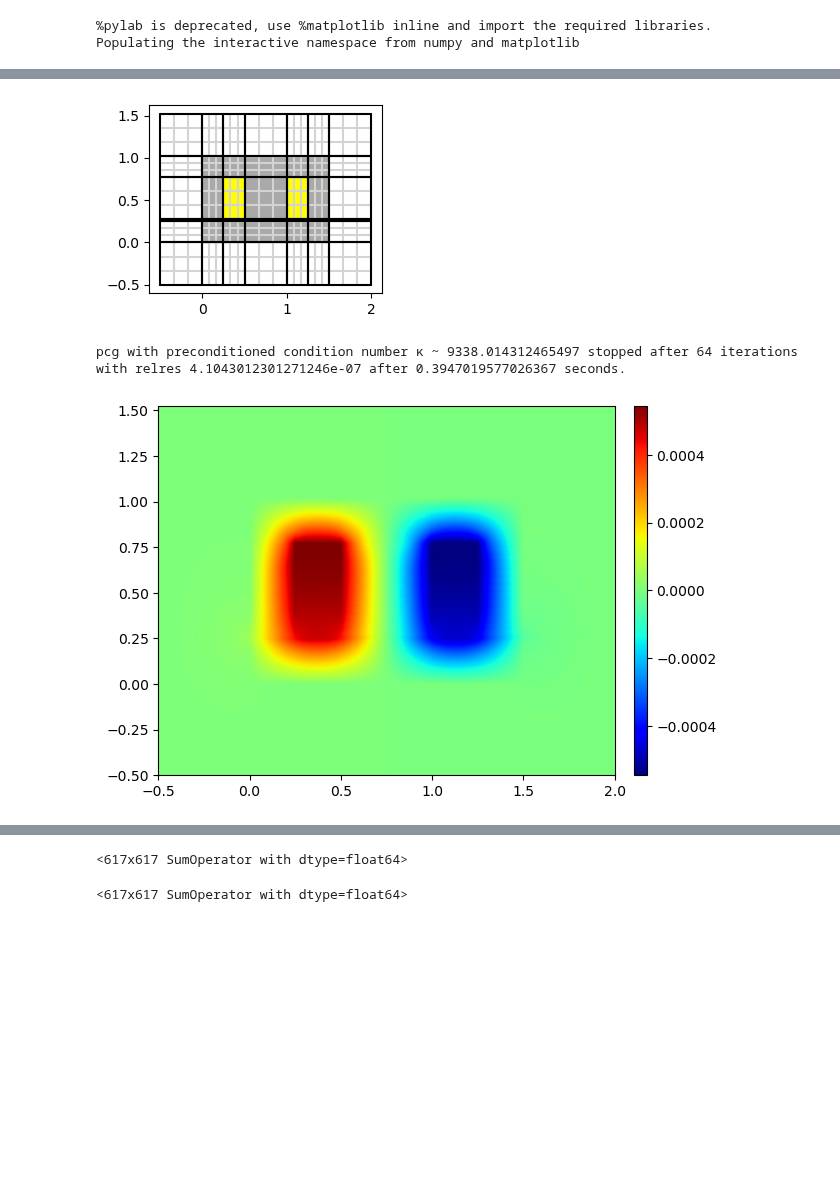
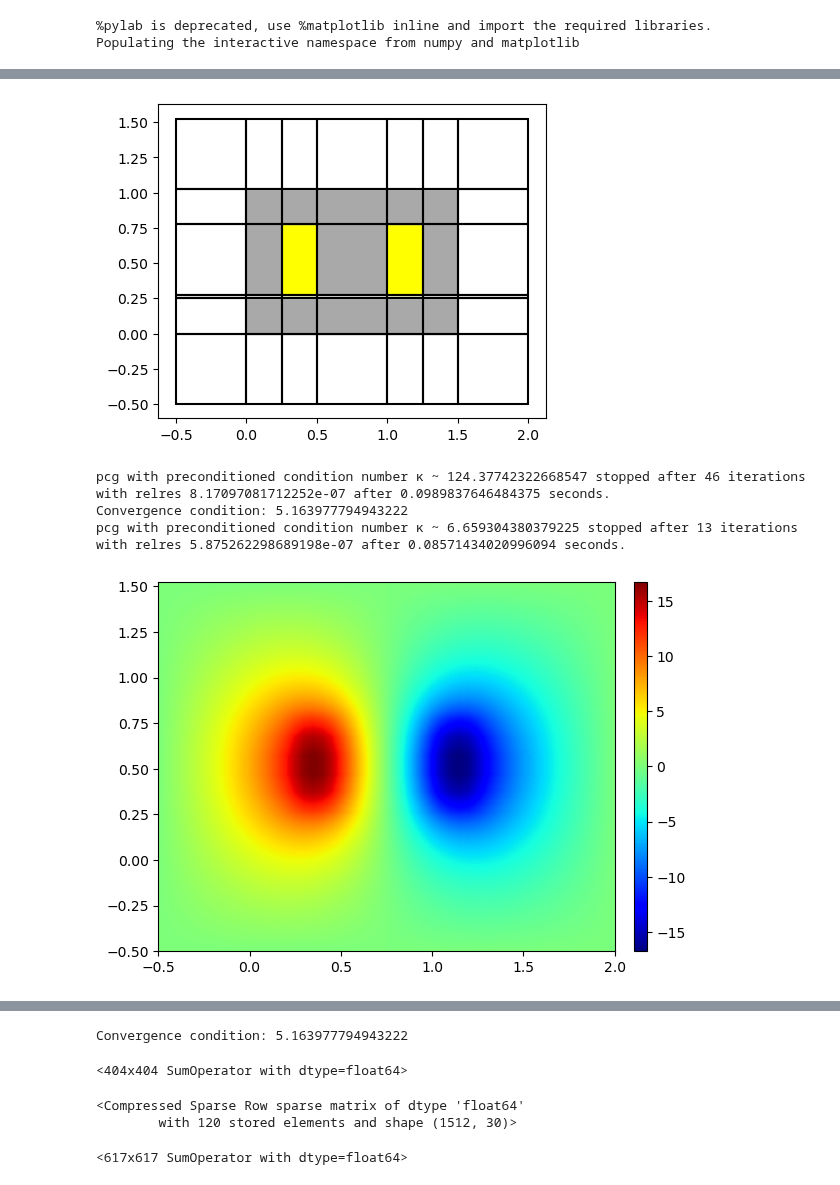
Before and after one commit to Stefan714/pyiga, a Jupyter notebook: notebooks/IETI2.ipynb, the cells around one changed output, grey strips where cells are left out. Cells and saved outputs as stored; diff of their text form; code cells hidden in the pictures; blank space fills up the shorter version.

```diff
--- a/notebooks/IETI2.ipynb
+++ b/notebooks/IETI2.ipynb
@@ -388,8 +388,8 @@ class ScaledDirichletPreconditioner():
             for (p2,b2) in self.IMap.L_intfs[(p1,b1)]:
                 R2 = self.IMap.R_interfaces[(p2,b2)]@self.IMap.R_skeleton[p2].T
                 a1, a2 = a[self.IMap.mesh.patch_domains[p1]], a[self.IMap.mesh.patch_domains[p2]]
-                self.D[p1] += (a1)/(a1+a2)*R1.T@scipy.sparse.identity(R1.shape[0])@R1
-                self.D[p2] += (a2)/(a1+a2)*R2.T@scipy.sparse.identity(R2.shape[0])@R2
+                self.D[p1] += (a2)/(a1+a2)*R1.T@scipy.sparse.identity(R1.shape[0])@R1
+                self.D[p2] += (a1)/(a1+a2)*R2.T@scipy.sparse.identity(R2.shape[0])@R2
 
     def setupSelectionScaling(self, a):
         B = self._parametersort(self.B,a)
@@ -406,8 +406,8 @@ class ScaledDirichletPreconditioner():
                 R2 = self.IMap.R_interfaces[(p2,b2)]@self.IMap.R_skeleton[p2].T
                 S2 = R2@S[p2]@R2.T
                 Inv = np.linalg.inv(S1+S2)
-                self.D[p1]+=R1.T@(Inv@S1)@R1
-                self.D[p2]+=R2.T@(Inv@S2)@R2
+                self.D[p1]+=R1.T@(Inv@S2)@R1
+                self.D[p2]+=R2.T@(Inv@S1)@R2
 
     def _parametersort(self, B, a):
         N_ofs = np.cumsum([0]+[b.shape[1] for b in B])
@@ -431,5 +431,5 @@ class ScaledDirichletPreconditioner():
         assert len(self.D)==self.K, 'Not all scaling matrices given! Call a setup routine first!'
         BgD = [LinOp(self.B[p]@self.D[p]) for p in range(self.K)]
         B = scipy.sparse.hstack(self.B)
-        print("Convergence condition: "+str(scipy.sparse.linalg.norm(B@(scipy.sparse.hstack(self.B)@scipy.sparse.block_diag(self.D)).T@B-B)))
+        print("Convergence condition: "+str(scipy.sparse.linalg.norm(B@scipy.sparse.block_diag(self.D).T@B.T@B-B)))
         return operators.SumOperator([BgD[p]@self.S[p]@BgD[p].T for p in range(self.K)])
@@ -456,6 +452,6 @@ def EdgePreconditioner(IMap, S, B):
 # %%
-deg = 3
-N = 16
+deg = 5
+N = 50
 
 knots = (bspline.make_knots(deg,0,1,N),bspline.make_knots(deg,0,1,N))
 M = topology.PatchMesh([(knots,geometry.quarter_annulus())])
@@ -472,7 +468,7 @@ M.set_domain_id({1:{3,6,8,10}})
 #M.h_refine({0:-1,3:-1})
 
 f={0:lambda x,y: 100., 1:lambda x,y: 100.}
-a = {0:1.,1:500.}
+a = {0:1.,1:1.}
 dir_data = {0:0}
 
 M.draw(knots=1, patch_idx=1, color={0:"white", 1:"yellow"})
@@ -495,7 +491,7 @@ t=time.time()
 primal = PrimalSystem(IMap.nodes_as_primals())
 print('Setting up primal system took '+str(time.time()-t)+' seconds.')
 t=time.time()
-A, B, RHS = primal.incorporate_PrimalConstraints(A, B, RHS, IMap)
+A, B, RHS, C = primal.incorporate_PrimalConstraints(A, B, RHS, IMap)
 print('Setting up primal constraints took '+str(time.time()-t)+' seconds.')
 t=time.time()
 loc_solver = primal.compute_PrimalBasis(A, B, RHS)
@@ -552,7 +548,7 @@ lam3, it, min_eig, max_eig, r = solvers.pcg(F, b, x0=None, maxiter=200, P=P.prec
 print('#############################################################################################')
 
 t=time.time()
-Prec = EdgePreconditioner(IMap, P.SchurMatrices(), P.B)
+Prec = MsD_deluxe_whole(IMap, P.SchurMatrices(), P.B, C)
 print('Setting up edge scaling took '+str(time.time()-t)+' seconds.')
 lam4, it, min_eig, max_eig, r = solvers.pcg(F, b, x0=None, maxiter=200, P=Prec, output=True, rtol=1e-6, atol=1e-12)
 print('#############################################################################################')
@@ -758,11 +691,11 @@ a = {'C1': 1., 'C2':1., 'Fe':1., 'Air': 1.}
 j = {'C1': lambda x,y: 66/(0.125), 'C2':lambda x,y: -66/(0.125), 'Fe':lambda x,y: 0.0, 'Air': lambda x,y: 0.0}
 MaT = {'C1': lambda x,y: (0.,0.), 'C2': lambda x,y:(0.,0.), 'Fe':lambda x,y:(0.,0.), 'Air': lambda x,y:(0.,0.)}
 # %%
-degs = (2,)
+degs = (1,)
 maxiter=1
 R = np.zeros((maxiter,4*len(degs)))
 for i,deg in enumerate(degs):
-    N = deg+1
+    N = 5#deg+1
     M = Inductor(deg,N)
     MP = assemble.Multipatch(M, automatch=True)
 
@@ -771,13 +704,13 @@ for i,deg in enumerate(degs):
     for k in range(maxiter):
         print(k)
         n_p = MP.numpatches
-        M.draw(figsize=(3,3),color={'C1':'yellow', 'C2':'yellow', 'Fe':'darkgrey', 'Air':'white'}, knots=1, bwidth=0.01)
+        M.draw(figsize=(5,5),color={'C1':'yellow', 'C2':'yellow', 'Fe':'darkgrey', 'Air':'white'}, knots=0, bwidth=0.01)
         plt.show()
 
         ### IETI Mapper
         IMap = IetiMapper(M, dir_data)
-        A, RHS = IMap.assemble(a=nu,f=j)
-        N = [a.shape[0] for a in A]
+        A, RHS = IMap.assemble(a=a,f=j)
+        N = [A.shape[0] for A in A]
         B, eliminated_constraints = IMap.ConstraintMatrices(redundant=True)
 
         ### IETI Preconditioner
@@ -785,7 +718,7 @@ for i,deg in enumerate(degs):
 
         ### Set up primal system
         primal = PrimalSystem(IMap.nodes_as_primals())
-        A, B, RHS = primal.incorporate_PrimalConstraints(A, B, RHS, IMap)
+        A, B, RHS, C = primal.incorporate_PrimalConstraints(A, B, RHS, IMap)
 
         loc_solver = primal.compute_PrimalBasis(A, B, RHS)
         A.append(primal.A_prim), B.append(primal.B_prim), RHS.append(primal.RHS_prim), loc_solver.append(solvers.make_solver(primal.A_prim, spd=True, symmetric=True)), N.append(primal.A_prim.shape[0])
@@ -794,8 +727,10 @@ for i,deg in enumerate(degs):
         I = IetiSystem(A, B, RHS, N, loc_solver)
         F, b = I.SchurComplement(), I.RHSforSchurComplement()
 
-        SD.setupSelectionScaling(nu)
-        lam, it, min_eig, max_eig, r = solvers.pcg(F, b, x0=None, maxiter=2000, P=SD.prec(), output=True, rtol=1e-6, atol=1e-12)
+        lam, it, min_eig, max_eig, r = solvers.pcg(F, b, x0=None, maxiter=200, P=1, output=True, rtol=1e-6, atol=1e-12)
+
+        SD.setupMultiplicityScaling()
+        lam, it, min_eig, max_eig, r = solvers.pcg(F, b, x0=None, maxiter=200, P=SD.prec(), output=True, rtol=1e-6, atol=1e-12)
 
         ### Construct Solution from Lagrange Multiplier and complete with Dirichlet values
         u = primal.distributePrimalSolution(I.constructSolutionFromLagrangeMultipliers(lam))
@@ -803,12 +738,12 @@ for i,deg in enumerate(degs):
 
         MP.plot(u)
 
-        err_ind=adaptive.mp_resPois(MP,u,a=nu, f=j, M=MaT)
+        # err_ind=adaptive.mp_resPois(MP,u,a=nu, f=j, M=MaT)
 
-        marked_patches = adaptive.doerfler_mark(err_ind, theta=0.9, TOL=0)
-        marked_patches = {p:None for p in marked_patches}
+        # marked_patches = adaptive.doerfler_mark(err_ind, theta=0.9, TOL=0)
+        # marked_patches = {p:None for p in marked_patches}
 
-        #M.h_refine(patches=marked_patches,ref="rs");
+        # M.h_refine(patches=marked_patches,ref="rs");
 
         print("#####################################################")
 # %% [output]
@@ -819,4 +754,6 @@ deg = 2
 0
-[figure, old version]
+[figure, new version]
-pcg with preconditioned condition number κ ~ 9338.014312465497 stopped after 64 iterations with relres 4.1043012301271246e-07 after 0.3947019577026367 seconds.
+pcg with preconditioned condition number κ ~ 124.37742322668547 stopped after 46 iterations with relres 8.17097081712252e-07 after 0.0989837646484375 seconds.
+Convergence condition: 5.163977794943222
+pcg with preconditioned condition number κ ~ 6.659304380379225 stopped after 13 iterations with relres 5.875262298689198e-07 after 0.08571434020996094 seconds.
-[figure, old version]
+[figure, new version]
@@ -825,8 +760,14 @@ Jump contributions took 0.46140360832214355 seconds.
 #####################################################
 # %%
-F
+SD.prec()
 # %% [output]
-<617x617 SumOperator with dtype=float64>
+Convergence condition: 5.163977794943222
+<404x404 SumOperator with dtype=float64>
+# %%
+primal.Prim
+# %% [output]
+<Compressed Sparse Row sparse matrix of dtype 'float64'
+        with 120 stored elements and shape (1512, 30)>
 # %%
 SD.prec()
 # %% [output]
```
Also changed, not shown: parts of 24 cells of this notebook, 2 other files.
